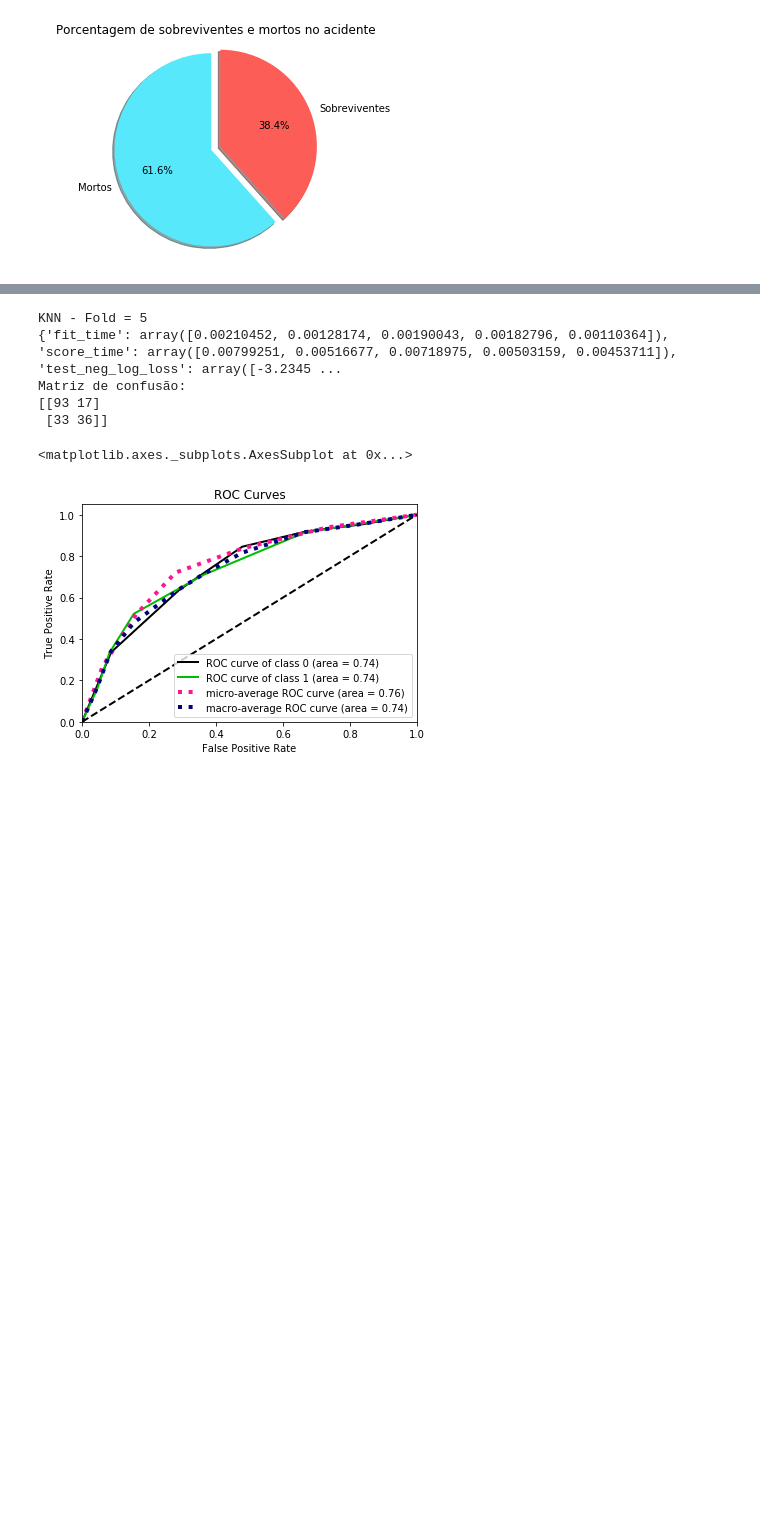
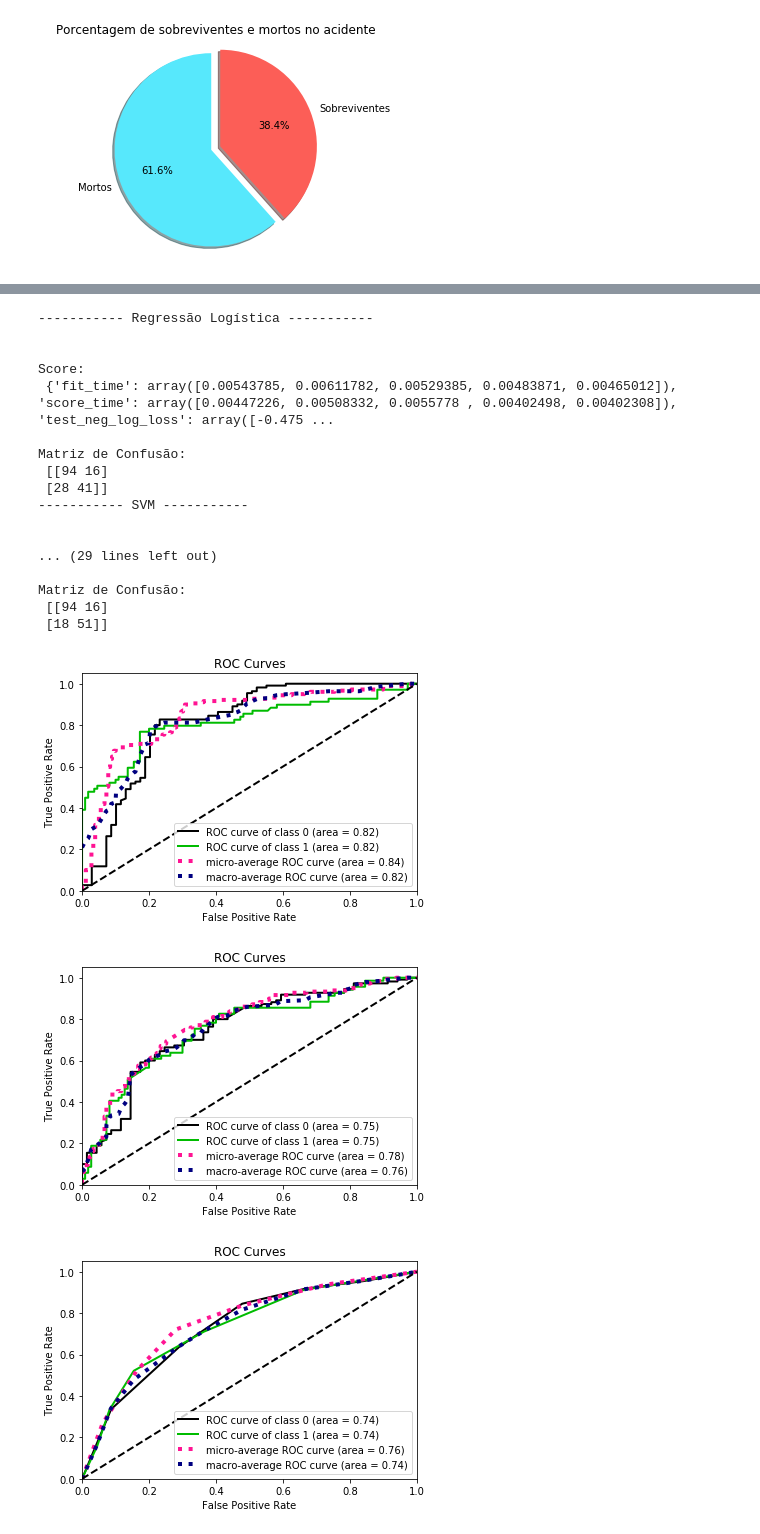
Before and after one commit to modestoo/Machine_Learning_Problems, a Jupyter notebook: Titanic/Titanic.ipynb, the cells around one changed output, grey strips where cells are left out. Cells and saved outputs as stored; diff of their text form; code cells hidden in the pictures; blank space fills up the shorter version.

```diff
--- a/Titanic/Titanic.ipynb
+++ b/Titanic/Titanic.ipynb
@@ -111,8 +115,0 @@ avg / total       0.72      0.72      0.71       179
-# %%
-#Regressão Logistiva
-rl = LogisticRegression()
-rl.fit(x_train, y_train)
-print('Score Train:', rl.score(x_train, y_train))
-print('Score Test:', rl.score(x_test, y_test))
-print('Matriz de Confusão:', confusion_matrix(y_test, rl.predict(x_test)))
-print('Métricas de Classificação', classification_report(y_test, rl.predict(x_test)))
@@ -130,8 +115,0 @@ avg / total       0.75      0.75      0.75       179
-# %%
-#SVM
-svclassifier = SVC(kernel='rbf', probability=True)
-svclassifier.fit(x_train, y_train)
-print('Score Train:', svclassifier.score(x_train, y_train))
-print('Score Test:', svclassifier.score(x_test, y_test))
-print('Matriz de Confusão:', confusion_matrix(y_test, svclassifier.predict(x_test)))
-print(classification_report(y_test, svclassifier.predict(x_test)))
@@ -149,8 +115,0 @@ avg / total       0.70      0.71      0.70       179
-# %%
-#KNN
-knn = KNeighborsClassifier(n_neighbors = 5)
-knn.fit(x_train, y_train)
-print('Score Train:', knn.score(x_train, y_train))
-print('Score Test:', knn.score(x_test, y_test))
-print('Matriz de Confusão:', confusion_matrix(y_test, knn.predict(x_test)))
-print('Métricas de Classificação', classification_report(y_test, knn.predict(x_test)))
@@ -211,16 +126,40 @@ Matriz de confusão:
-# %%
-#KNN
-scores_knn = cross_validate(knn, titanic_data, y_values, cv=5, scoring=['neg_log_loss', 'accuracy', 'precision', 'recall'])
-print('KNN - Fold = 5')
-print(scores_knn)
-print('Matriz de confusão:')
-print(confusion_matrix(y_test, knn.predict(x_test)))
-skplt.metrics.plot_roc(y_test, knn.predict_proba(x_test))
-# %% [output]
-KNN - Fold = 5
-{'fit_time': array([0.00210452, 0.00128174, 0.00190043, 0.00182796, 0.00110364]), 'score_time': array([0.00799251, 0.00516677, 0.00718975, 0.00503159, 0.00453711]), 'test_neg_log_loss': array([-3.2345 ...
-Matriz de confusão:
-[[93 17]
- [33 36]]
-<matplotlib.axes._subplots.AxesSubplot at 0x...>
-[figure, removed]
+# %%
+def executa_relatorio_modelo(models, names):
+    for modelo, name in zip(models, names):
+        print("-----------", name, "----------- \n")
+        instancia_modelo = modelo
+        instancia_modelo.fit(x_train, y_train)
+
+        score = cross_validate(instancia_modelo, titanic_data, y_values, cv=5,
+                               scoring=['neg_log_loss', 'accuracy', 'precision', 'recall'])
+
+        matriz_confusao = confusion_matrix(y_test, instancia_modelo.predict(x_test))
+
+        print('\nScore:\n', score)
+        print('\nMatriz de Confusão:\n', matriz_confusao)
+
+        # Plot da Curva ROC
+        skplt.metrics.plot_roc(y_test, instancia_modelo.predict_proba(x_test))
+
+executa_relatorio_modelo(models, names)
+# %% [output]
+----------- Regressão Logística -----------
+
+
+Score:
+ {'fit_time': array([0.00543785, 0.00611782, 0.00529385, 0.00483871, 0.00465012]), 'score_time': array([0.00447226, 0.00508332, 0.0055778 , 0.00402498, 0.00402308]), 'test_neg_log_loss': array([-0.475 ...
+
+Matriz de Confusão:
+ [[94 16]
+ [28 41]]
+----------- SVM -----------
+
+
+... (29 lines left out)
+
+Matriz de Confusão:
+ [[94 16]
+ [18 51]]
+[figure, added]
+[figure, added]
+[figure, added]
```
Also changed, not shown: parts of 8 cells of this notebook.
